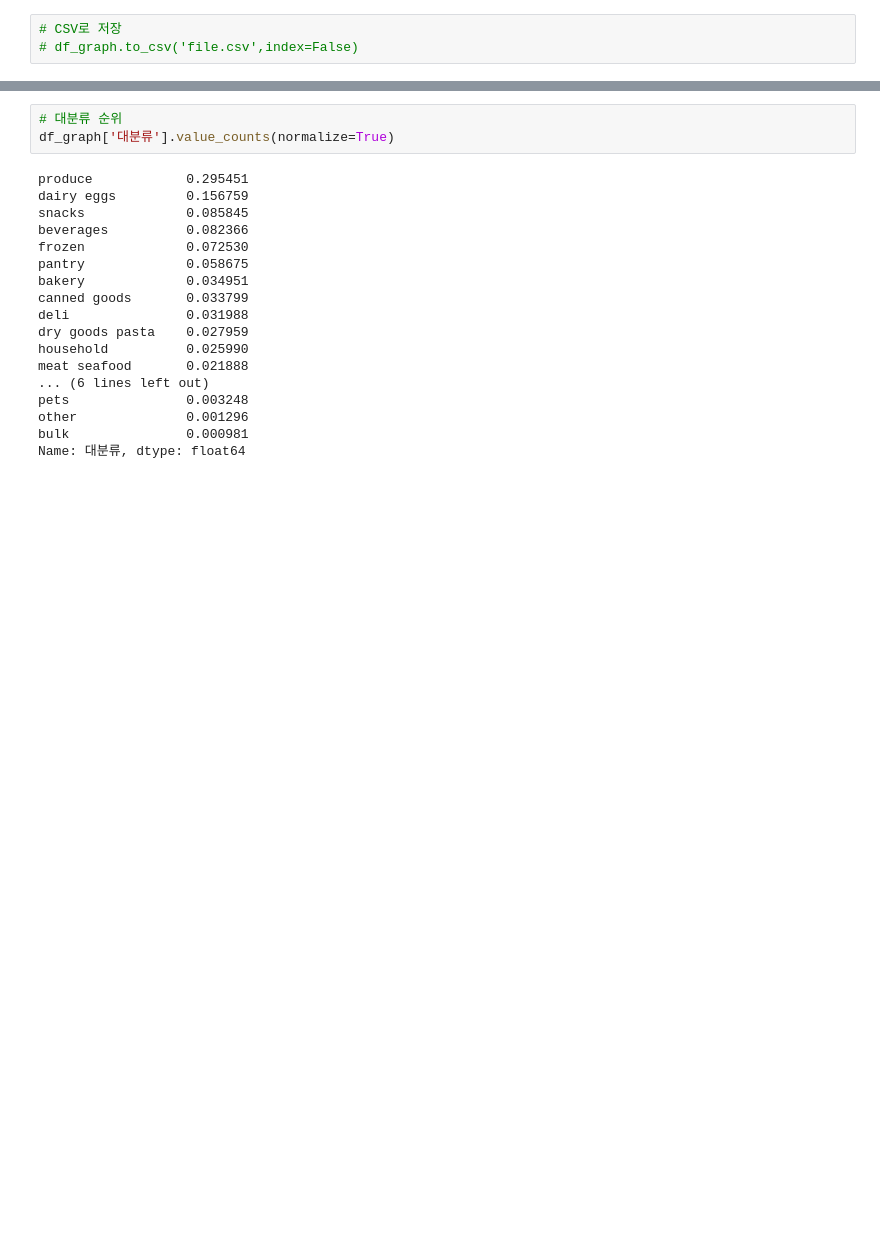
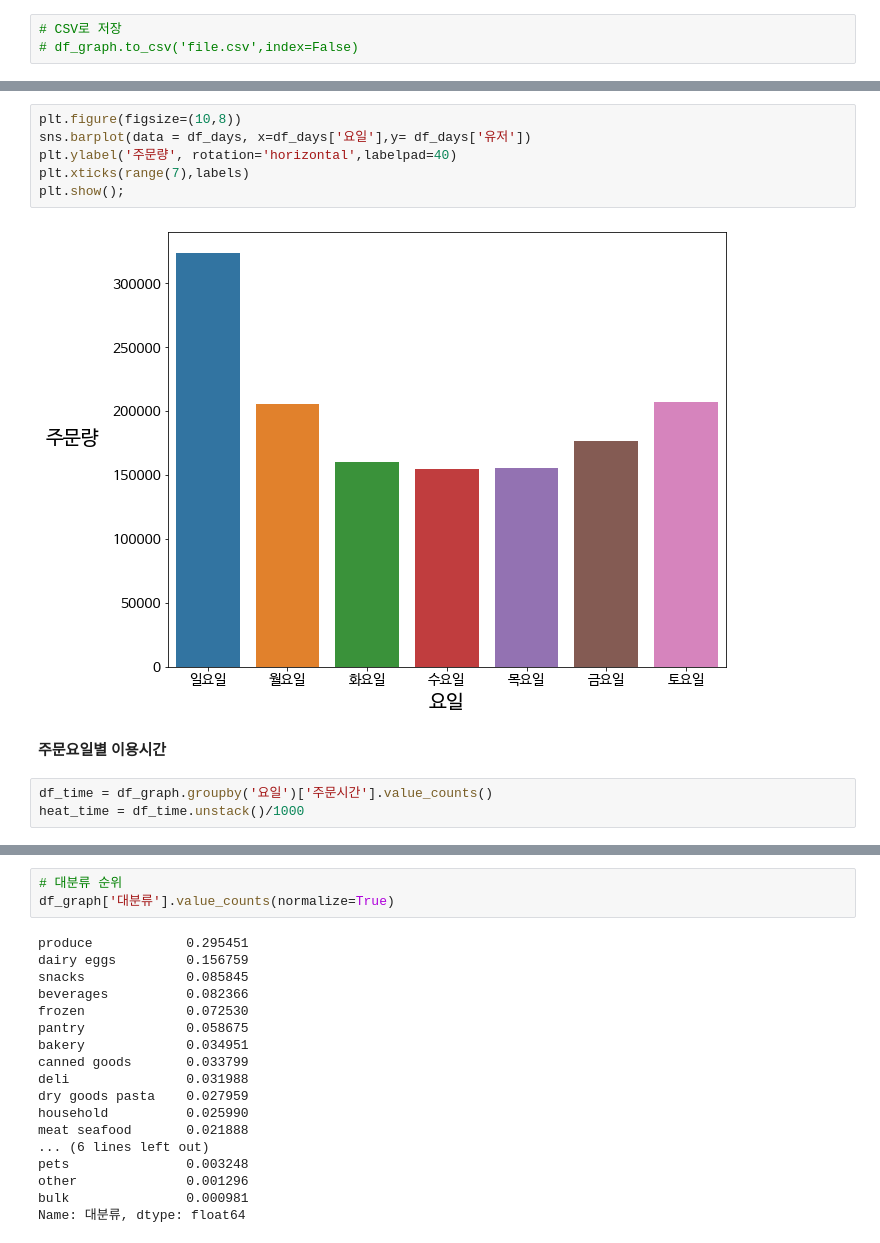
Before and after one commit to ev1025/Instacart, a Jupyter notebook: Code_project1.ipynb, the cells around one changed output, grey strips where cells are left out. Saved outputs shown, nothing was run; the diff lists cells and outputs as text; blank space fills up the shorter version.

```diff
--- a/Code_project1.ipynb
+++ b/Code_project1.ipynb
@@ -158,0 +205,13 @@ Name: 주문텀, Length: 39123, dtype: float64
+# %%
+plt.figure(figsize=(10,8))
+sns.barplot(data = df_days, x=df_days['요일'],y= df_days['유저'])
+plt.ylabel('주문량', rotation='horizontal',labelpad=40)
+plt.xticks(range(7),labels)
+plt.show();
+# %% [output]
+[figure, added]
+# %% [markdown]
+**주문요일별 이용시간**
+# %%
+df_time = df_graph.groupby('요일')['주문시간'].value_counts()
+heat_time = df_time.unstack()/1000
```
Also changed, not shown: parts of 64 cells of this notebook.
